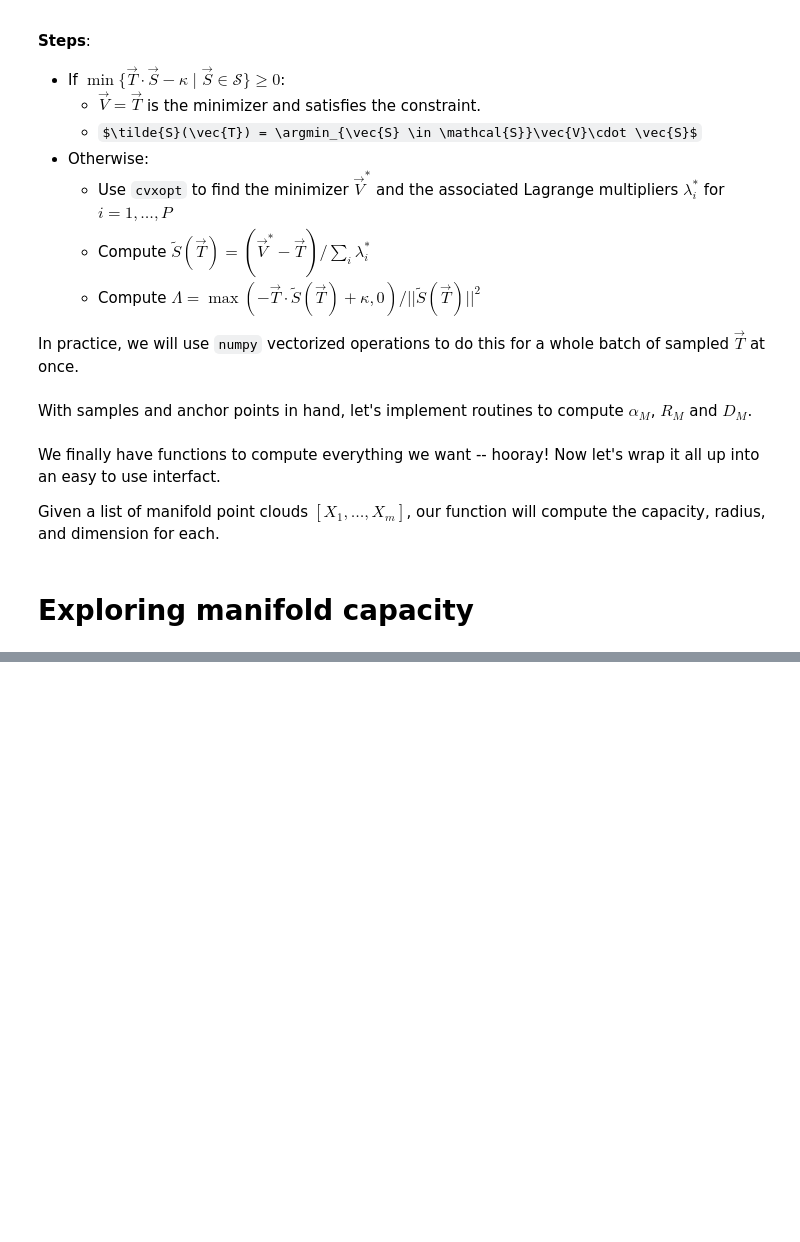
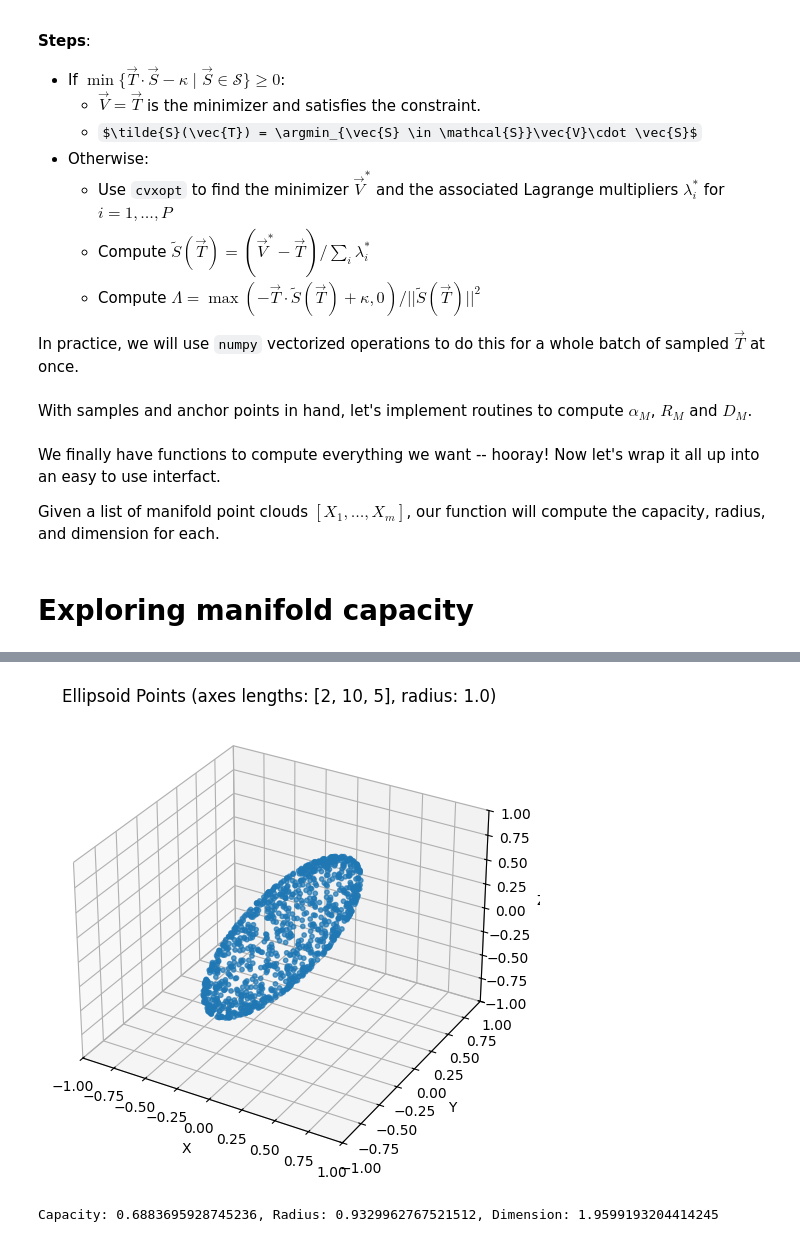
Before and after one commit to SamBT/manifold-capacity-tutorial-iaifi25, a Jupyter notebook: Tutorial_1_theory_v2.ipynb, the cells around one changed output, grey strips where cells are left out. Saved outputs shown, nothing was run; the diff lists cells and outputs as text; code cells hidden in the pictures; some formulas as TeX source; blank space fills up the shorter version.

```diff
--- a/Tutorial_1_theory_v2.ipynb
+++ b/Tutorial_1_theory_v2.ipynb
@@ -534,0 +596,39 @@ KeyboardInterrupt:
+# %%
+from mpl_toolkits.mplot3d import Axes3D
+
+N = 1000
+axes_lengths = [2, 10, 5]
+radius = 1.0
+noise = 0.0
+points = generate_ellipsoid_points(N, axes_lengths, radius=radius, eps=noise)
+
+# Visualize the generated points
+
+# 3D visualization
+fig = plt.figure(figsize=(8, 6))
+ax = fig.add_subplot(111, projection='3d')
+ax.scatter(points[:, 0], points[:, 1], points[:, 2], alpha=0.7, s=10)
+ax.set_title(f'Ellipsoid Points (axes lengths: {axes_lengths}, radius: {radius})')
+ax.set_xlabel('X')
+ax.set_ylabel('Y')
+ax.set_zlabel('Z')
+
+# Set equal limits for all axes to [-1, 1]
+ax.set_xlim(-radius, radius)
+ax.set_ylim(-radius, radius)
+ax.set_zlim(-radius, radius)
+
+ax.grid(True)
+# %% [output]
+[figure, added]
+# %%
+N = 10
+ambient = 100
+
+axes_lengths = [1,1]
+point_clouds = [generate_ellipsoid_points(N, axes_lengths, eps=0.0) for _ in range(1)]
+point_clouds = [embed_to_dim(p,ambient).T for p in point_clouds]
+a, R, D = compute_manifold_quantities(point_clouds, kappa=0, num_t_samples=300)
+print(f"Capacity: {np.mean(a)}, Radius: {np.mean(R)}, Dimension: {np.mean(D)}")
+# %% [output]
+Capacity: 0.6883695928745236, Radius: 0.9329962767521512, Dimension: 1.9599193204414245
```
Also changed, not shown: parts of 16 cells of this notebook, 10 other files.
